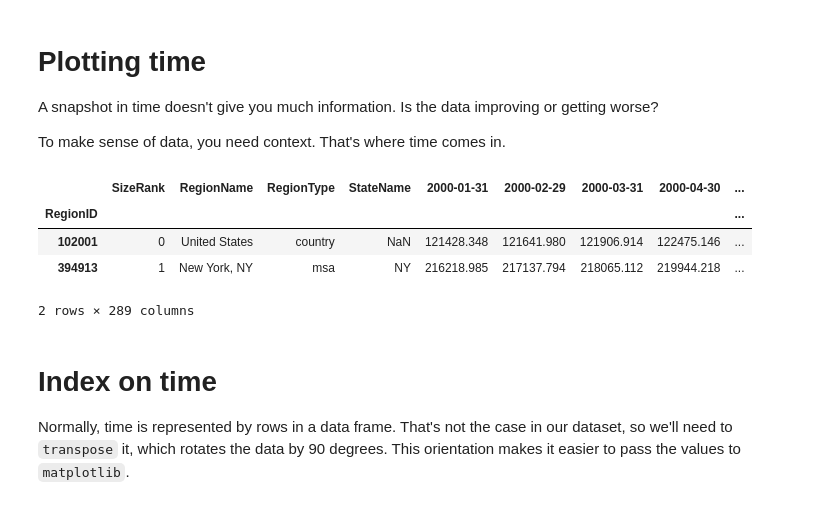
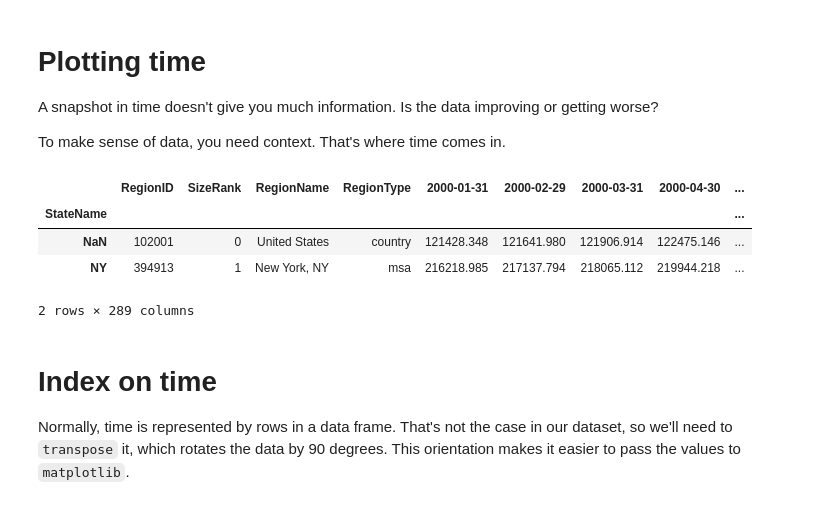
Before and after one commit to jsuddsjr/data-exploration, a Jupyter notebook: 03-time.ipynb, the cells around one changed output. Saved outputs shown, nothing was run; the diff lists cells and outputs as text; code cells hidden in the pictures.

```diff
--- a/03-time.ipynb
+++ b/03-time.ipynb
@@ -7,20 +7,20 @@ To make sense of data, you need context. That's where time comes in.
 # %%
 import io
 import pandas as pd
 import requests
 
 # Round values to 3 decimal places.
 pd.set_option('display.float_format', '{:.3f}'.format)
 
 url="https://files.zillowstatic.com/research/public_csvs/zhvi/Metro_zhvi_uc_sfrcondo_tier_0.33_0.67_sm_sa_month.csv?t=1699740944"
 s=requests.get(url).content
-df=pd.read_csv(io.StringIO(s.decode('utf-8')), encoding = "utf-8", index_col="RegionID")
+df=pd.read_csv(io.StringIO(s.decode('utf-8')), encoding = "utf-8", index_col="StateName")
 df.head(2)
 # %% [output]
-|  | SizeRank | RegionName | RegionType | StateName | 2000-01-31 | 2000-02-29 | 2000-03-31 | 2000-04-30 | ... |
-| RegionID |  |  |  |  |  |  |  |  | ... |
-| 102001 | 0 | United States | country | NaN | 121428.348 | 121641.980 | 121906.914 | 122475.146 | ... |
-| 394913 | 1 | New York, NY | msa | NY | 216218.985 | 217137.794 | 218065.112 | 219944.218 | ... |
+|  | RegionID | SizeRank | RegionName | RegionType | 2000-01-31 | 2000-02-29 | 2000-03-31 | 2000-04-30 | ... |
+| StateName |  |  |  |  |  |  |  |  | ... |
+| NaN | 102001 | 0 | United States | country | 121428.348 | 121641.980 | 121906.914 | 122475.146 | ... |
+| NY | 394913 | 1 | New York, NY | msa | 216218.985 | 217137.794 | 218065.112 | 219944.218 | ... |
 2 rows × 289 columns
 # %% [markdown]
 # Index on time
```
Also changed, not shown: parts of 10 cells of this notebook, 1 other file.
